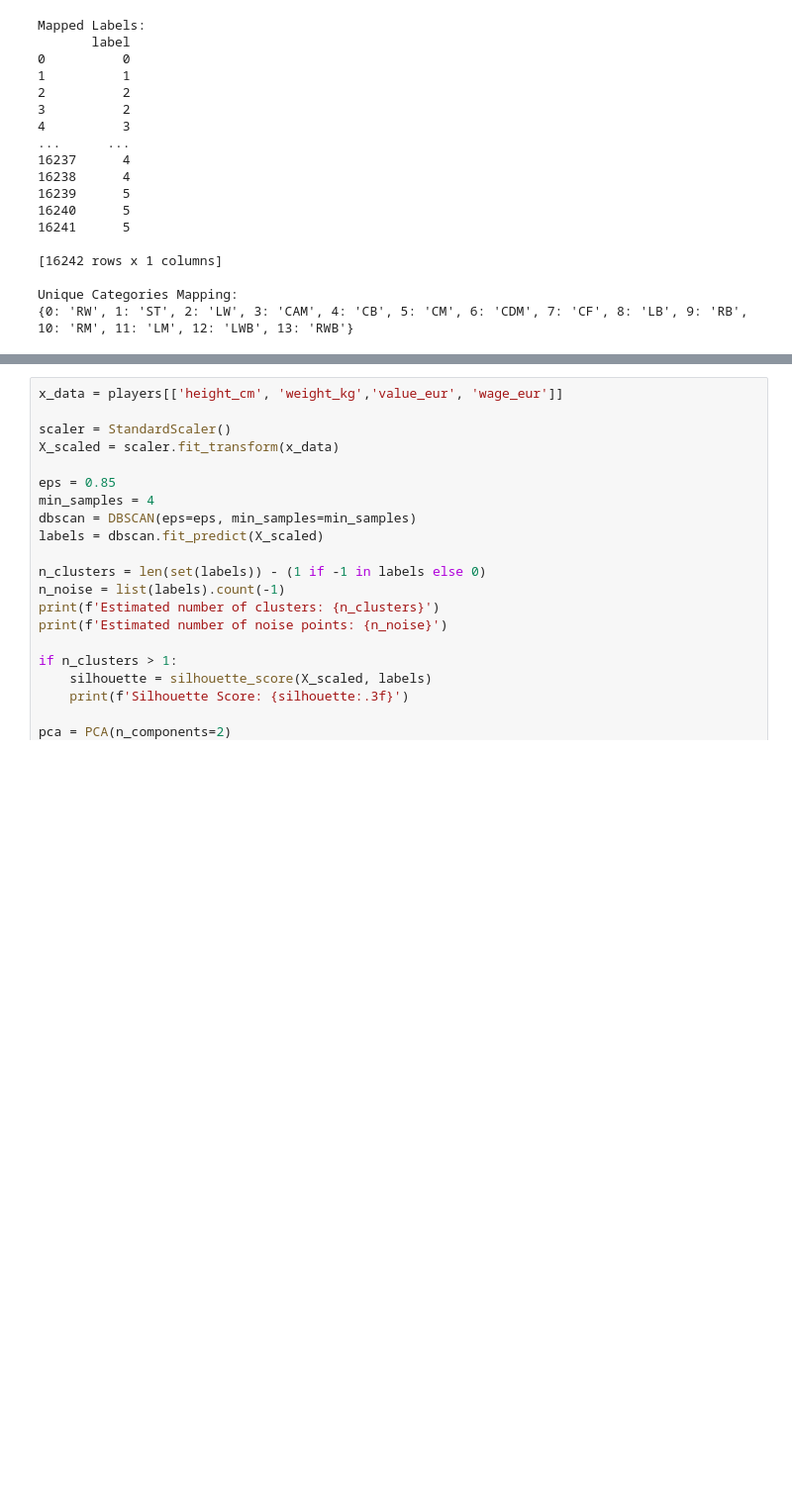
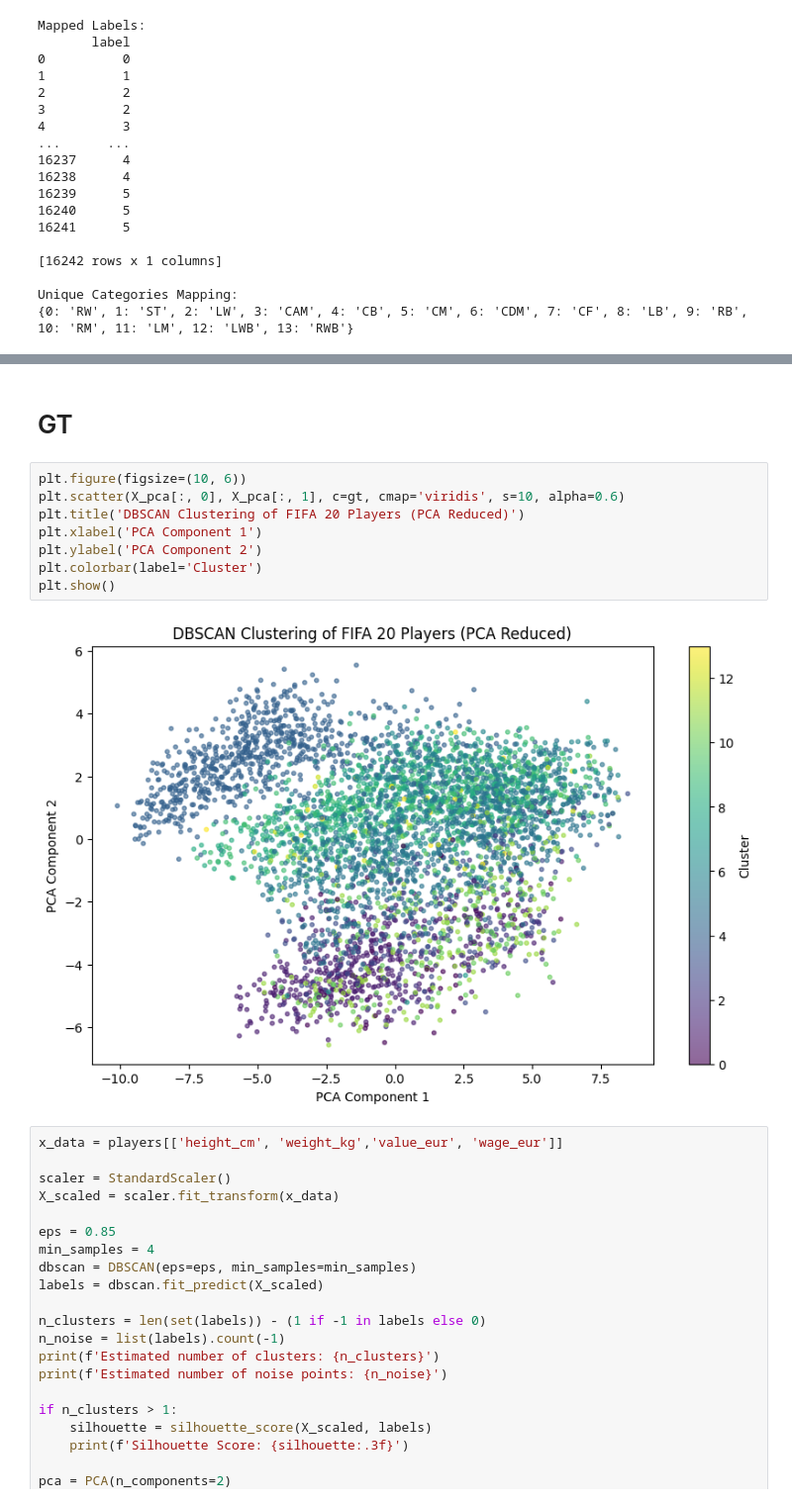
Before and after one commit to maxim-mat/DS-training, a Jupyter notebook: פרק 7 - אשכול/dbscan_exercise.ipynb, the cells around one changed output, grey strips where cells are left out. Shown at 99% size. Drawn from its saved outputs; the diff is of its cells as text; blank space fills up the shorter version.

```diff
--- a/פרק 7 - אשכול/dbscan_exercise.ipynb
+++ b/פרק 7 - אשכול/dbscan_exercise.ipynb
@@ -145,3 +163,15 @@ Silhouette Score: 0.309
+# %% [markdown]
+# GT
+# %%
+plt.figure(figsize=(10, 6))
+plt.scatter(X_pca[:, 0], X_pca[:, 1], c=gt, cmap='viridis', s=10, alpha=0.6)
+plt.title('DBSCAN Clustering of FIFA 20 Players (PCA Reduced)')
+plt.xlabel('PCA Component 1')
+plt.ylabel('PCA Component 2')
+plt.colorbar(label='Cluster')
+plt.show()
+# %% [output]
+[figure, added]
 # %%
 x_data = players[['height_cm', 'weight_kg','value_eur', 'wage_eur']]
 
```
Also changed, not shown: parts of 11 cells of this notebook.
